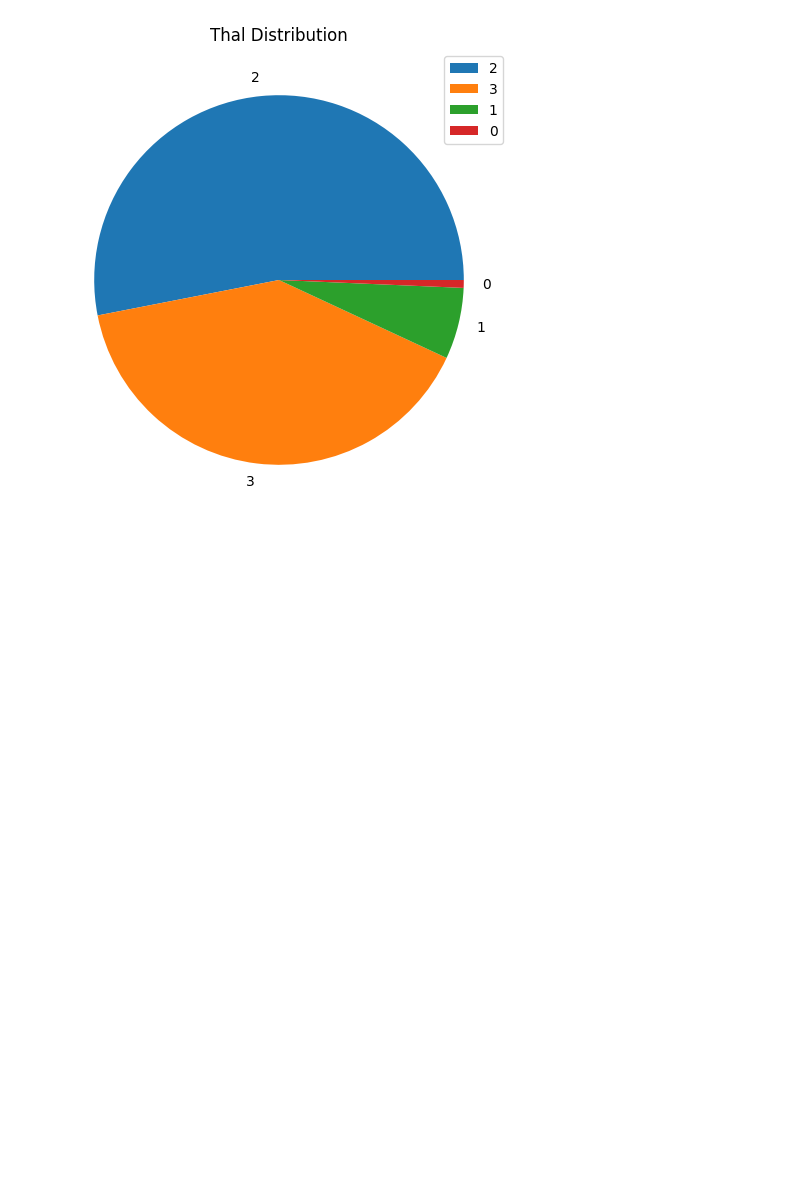
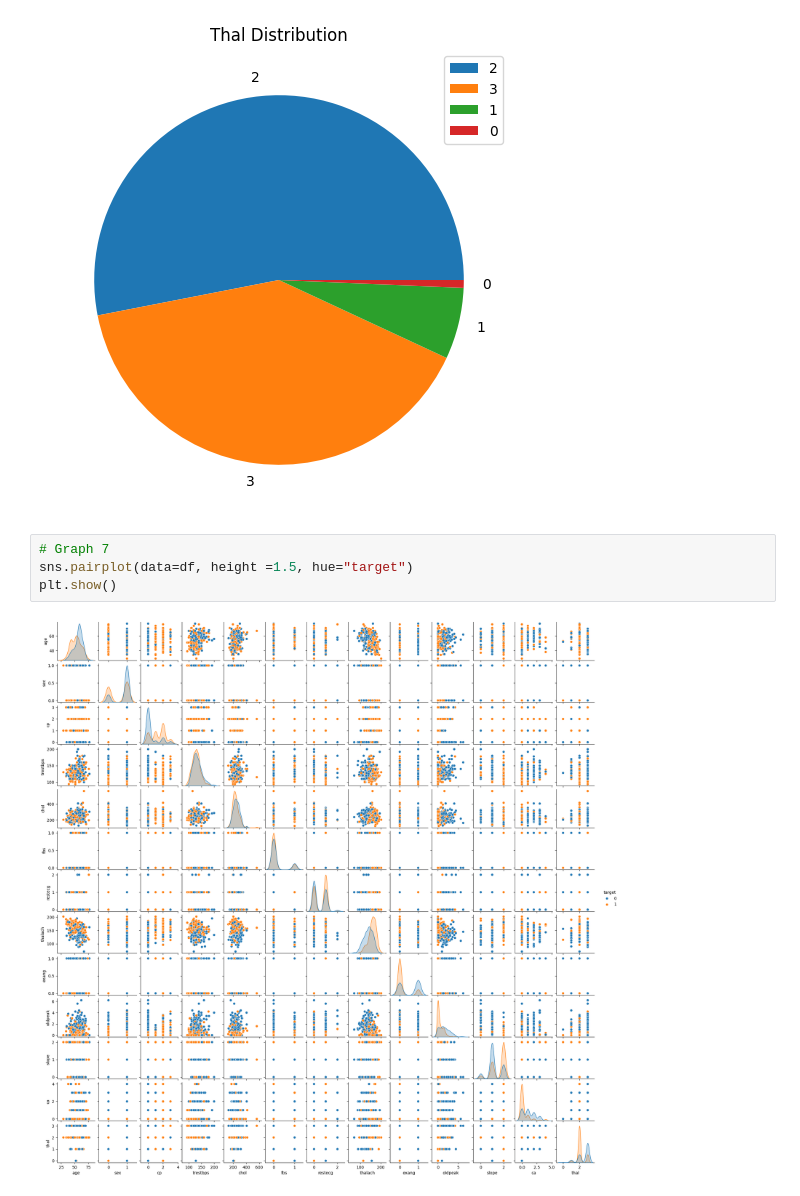
Before and after one commit to Vanshaj14Mohan/AIML-College, a Jupyter notebook: CIA 3/main.ipynb, the cells around one changed output. Drawn from its saved outputs; the diff is of its cells as text; blank space fills up the shorter version.

```diff
--- a/CIA 3/main.ipynb
+++ b/CIA 3/main.ipynb
@@ -167,3 +171,9 @@ plt.legend()
 plt.show()
 # %% [output]
 [figure]
+# %%
+# Graph 7
+sns.pairplot(data=df, height =1.5, hue="target")
+plt.show()
+# %% [output]
+[figure, added]
```
Also changed, not shown: parts of 15 cells of this notebook, 2 other files.
